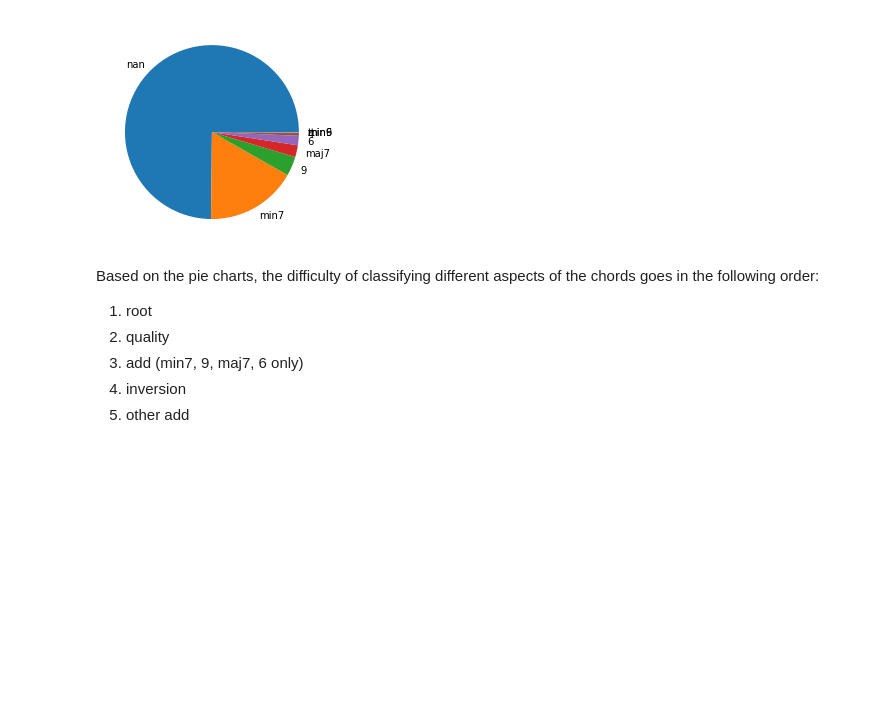
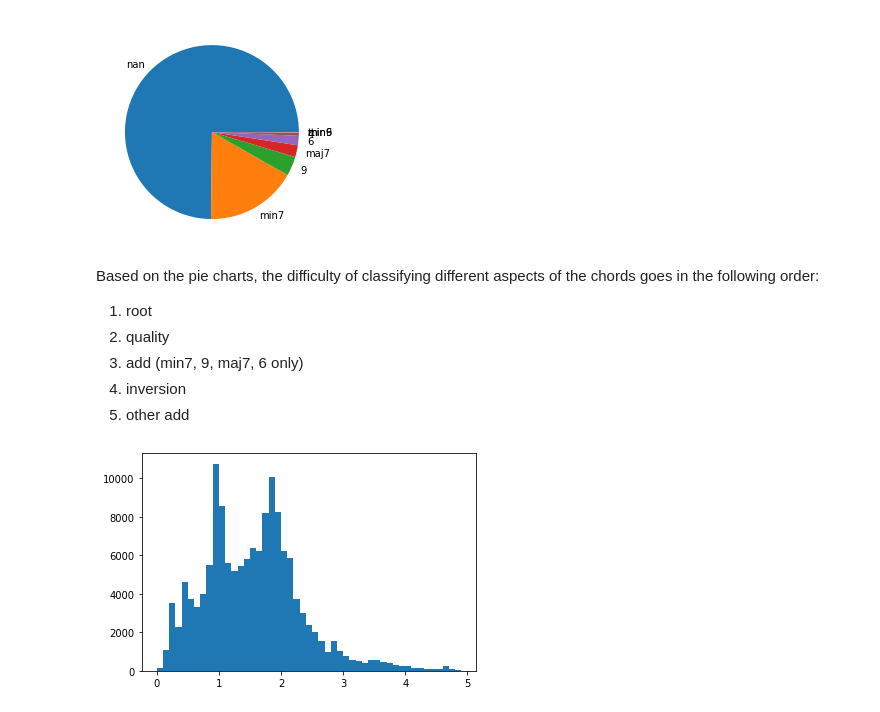
Before and after one commit to tristanlmiller/auto-guitar-tabs, a Jupyter notebook: initial_exploration/Data Characterization - chords.ipynb, the cells around one changed output. Saved outputs shown, nothing was run; the diff lists cells and outputs as text; code cells hidden in the pictures; blank space fills up the shorter version.

Commit message:
add chord length analysis

```diff
--- a/initial_exploration/Data Characterization - chords.ipynb
+++ b/initial_exploration/Data Characterization - chords.ipynb
@@ -368,3 +368,8 @@ Based on the pie charts, the difficulty of classifying different aspects of the
 1. add (min7, 9, maj7, 6 only)
 1. inversion
 1. other add
+# %%
+chord_length = df_all['end_time']-df_all['start_time']
+length_hist = plt.hist(chord_length,bins=np.arange(0,5,.1));
+# %% [output]
+[figure, added]
```
Also changed, not shown: parts of 1 cell of this notebook.
